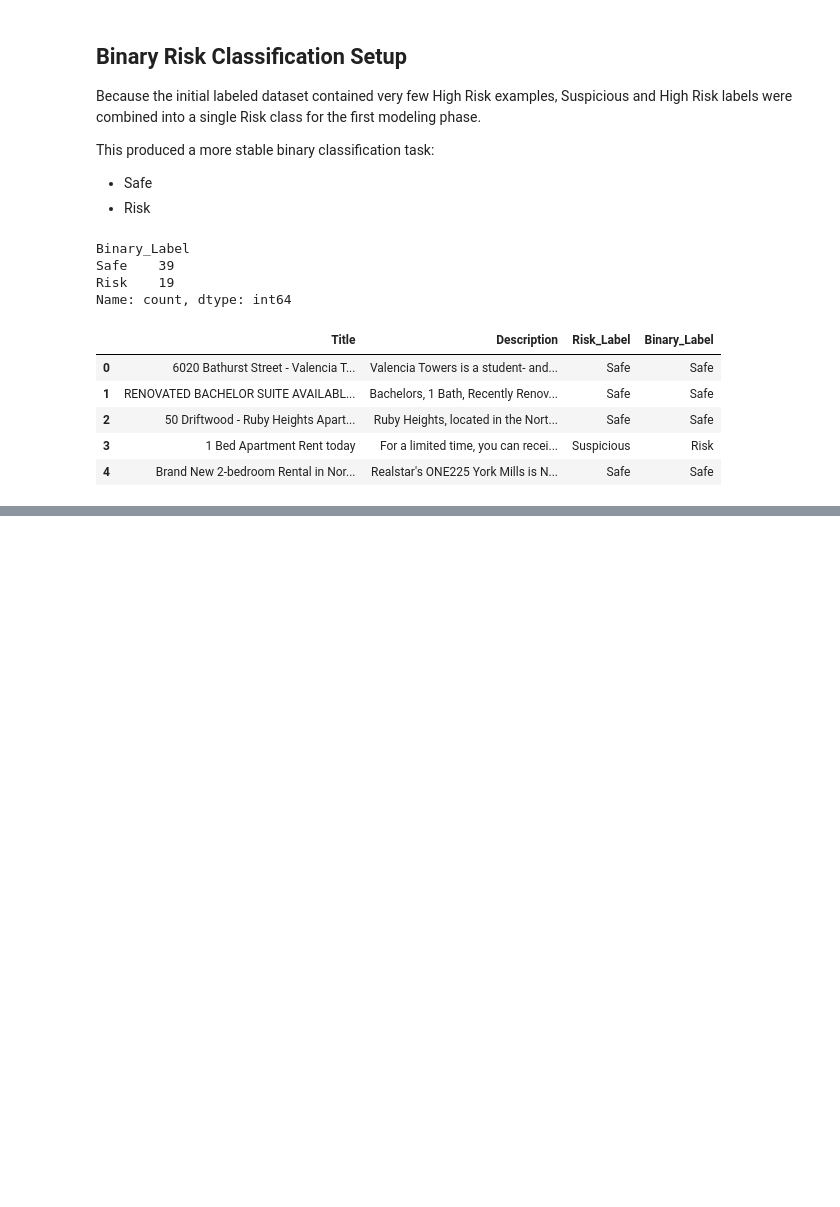
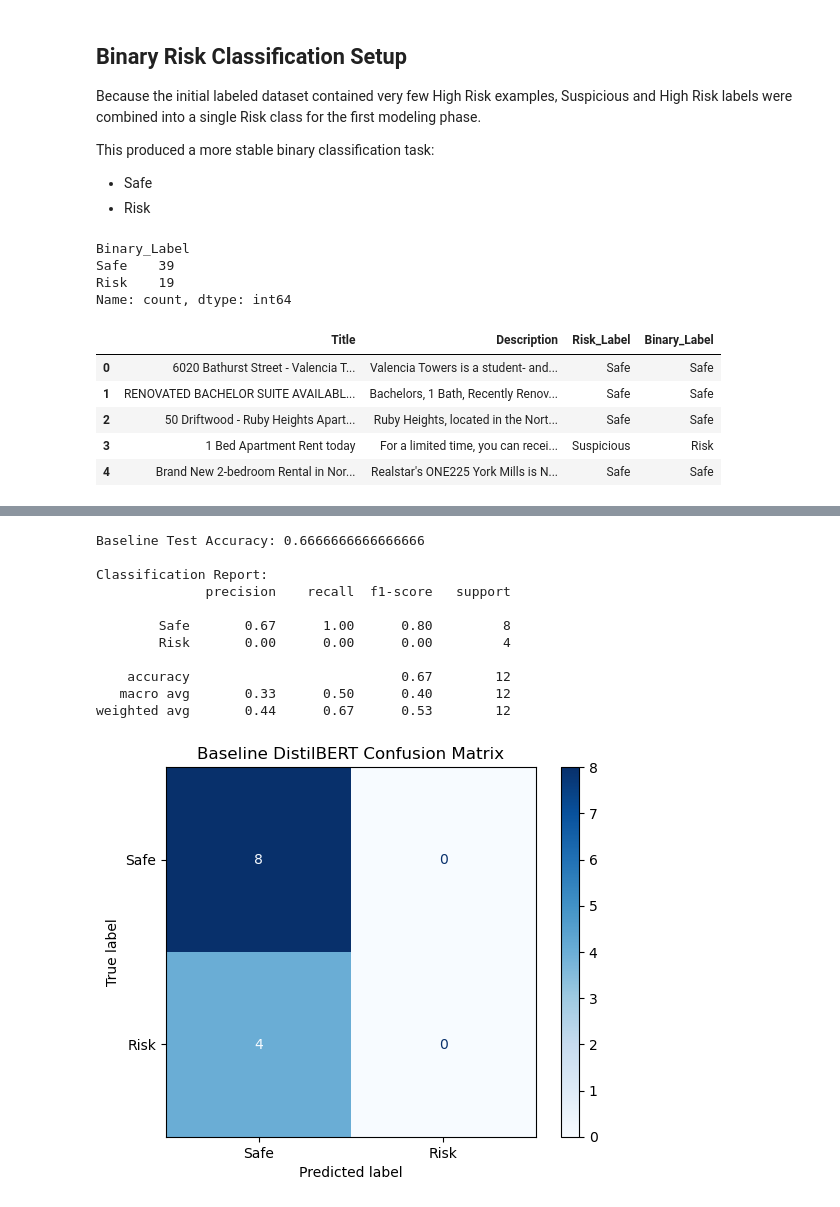
Before and after one commit to AlemMekru/Deep_Learning_Systems, a Jupyter notebook: deep_learning.ipynb, the cells around one changed output, grey strips where cells are left out. Cells and saved outputs as stored; diff of their text form; code cells hidden in the pictures; blank space fills up the shorter version.

Commit message:
DistilBURT implementation

```diff
--- a/deep_learning.ipynb
+++ b/deep_learning.ipynb
@@ -669,0 +838,16 @@ Name: count, dtype: int64
+# %%
+from torch.utils.data import DataLoader
+from transformers import DistilBertForSequenceClassification
+
+# Create DataLoaders
+train_loader = DataLoader(train_dataset, batch_size=4, shuffle=True)
+test_loader = DataLoader(test_dataset, batch_size=4)
+
+# Load baseline DistilBERT model for binary classification
+model = DistilBertForSequenceClassification.from_pretrained(
+    "distilbert-base-uncased",
+    num_labels=2
+)
+
+# Check model
+print(model)
@@ -669,0 +956,54 @@ Name: count, dtype: int64
+# %%
+from sklearn.metrics import accuracy_score, classification_report, confusion_matrix, ConfusionMatrixDisplay
+import matplotlib.pyplot as plt
+import numpy as np
+
+# Evaluation mode
+model.eval()
+
+predictions = []
+true_labels = []
+
+with torch.no_grad():
+    for batch in test_loader:
+        input_ids = batch["input_ids"].to(device)
+        attention_mask = batch["attention_mask"].to(device)
+        labels = batch["label"].to(device)
+
+        outputs = model(
+            input_ids=input_ids,
+            attention_mask=attention_mask
+        )
+
+        preds = torch.argmax(outputs.logits, dim=1)
+
+        predictions.extend(preds.cpu().numpy())
+        true_labels.extend(labels.cpu().numpy())
+
+# Accuracy
+acc = accuracy_score(true_labels, predictions)
+print("Baseline Test Accuracy:", acc)
+
+# Classification report
+print("\nClassification Report:")
+print(classification_report(true_labels, predictions, target_names=["Safe", "Risk"]))
+
+# Confusion matrix
+cm = confusion_matrix(true_labels, predictions)
+disp = ConfusionMatrixDisplay(confusion_matrix=cm, display_labels=["Safe", "Risk"])
+disp.plot(cmap="Blues")
+plt.title("Baseline DistilBERT Confusion Matrix")
+plt.show()
+# %% [output]
+Baseline Test Accuracy: 0.6666666666666666
+
+Classification Report:
+              precision    recall  f1-score   support
+
+        Safe       0.67      1.00      0.80         8
+        Risk       0.00      0.00      0.00         4
+
+    accuracy                           0.67        12
+   macro avg       0.33      0.50      0.40        12
+weighted avg       0.44      0.67      0.53        12
+[figure, added]
```
Also changed, not shown: parts of 11 cells of this notebook.
